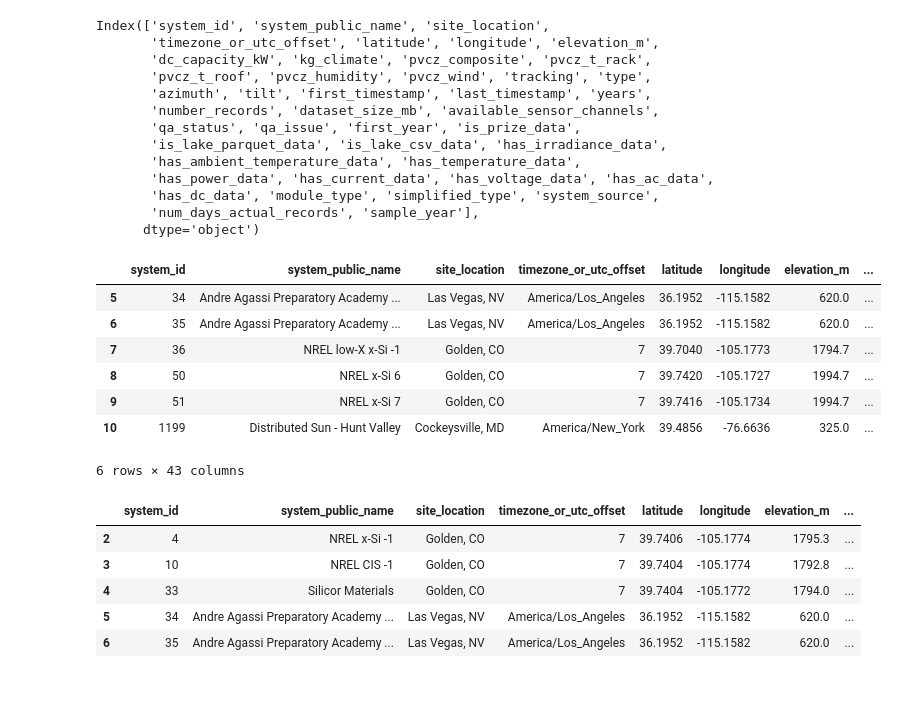
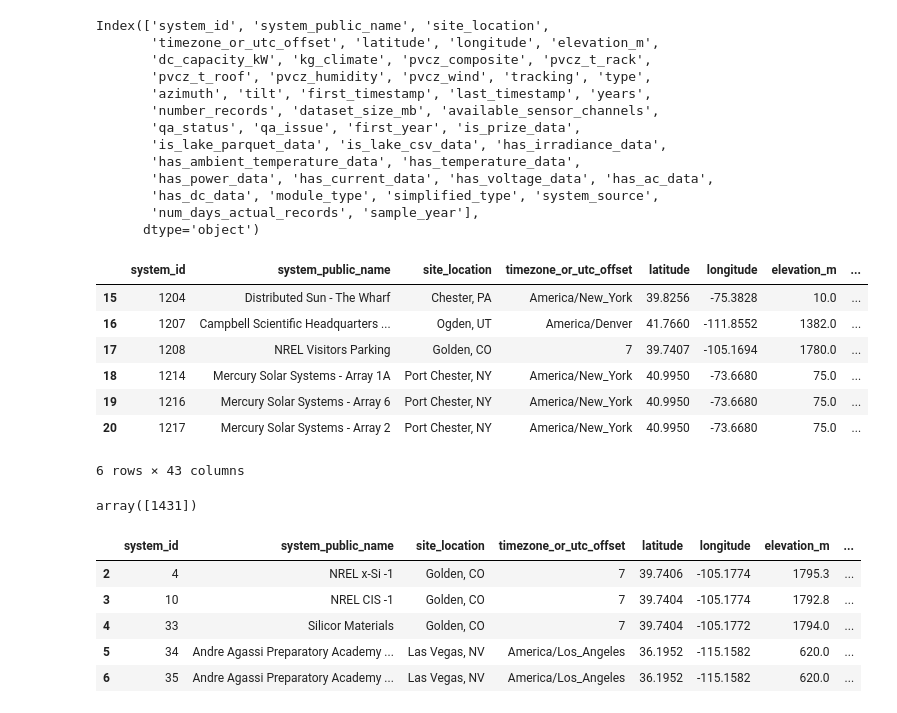
Before and after one commit to Erdos-Projects/predicting-day-ahead-solar-power-production, a Jupyter notebook: src/data/weather/pvlib_practice_CEB.ipynb, the cells around one changed output. Cells and saved outputs as stored; diff of their text form; code cells hidden in the pictures.

```diff
--- a/src/data/weather/pvlib_practice_CEB.ipynb
+++ b/src/data/weather/pvlib_practice_CEB.ipynb
@@ -33,15 +33,15 @@ Index(['system_id', 'system_public_name', 'site_location',
        'num_days_actual_records', 'sample_year'],
       dtype='object')
 # %%
-systems_cleaned.loc[5:10]
+systems_cleaned.loc[15:20]
 # %% [output]
 |  | system_id | system_public_name | site_location | timezone_or_utc_offset | latitude | longitude | elevation_m | ... |
-| 5 | 34 | Andre Agassi Preparatory Academy ... | Las Vegas, NV | America/Los_Angeles | 36.1952 | -115.1582 | 620.0 | ... |
-| 6 | 35 | Andre Agassi Preparatory Academy ... | Las Vegas, NV | America/Los_Angeles | 36.1952 | -115.1582 | 620.0 | ... |
-| 7 | 36 | NREL low-X x-Si -1 | Golden, CO | 7 | 39.7040 | -105.1773 | 1794.7 | ... |
-| 8 | 50 | NREL x-Si 6 | Golden, CO | 7 | 39.7420 | -105.1727 | 1994.7 | ... |
-| 9 | 51 | NREL x-Si 7 | Golden, CO | 7 | 39.7416 | -105.1734 | 1994.7 | ... |
-| 10 | 1199 | Distributed Sun - Hunt Valley | Cockeysville, MD | America/New_York | 39.4856 | -76.6636 | 325.0 | ... |
+| 15 | 1204 | Distributed Sun - The Wharf | Chester, PA | America/New_York | 39.8256 | -75.3828 | 10.0 | ... |
+| 16 | 1207 | Campbell Scientific Headquarters ... | Ogden, UT | America/Denver | 41.7660 | -111.8552 | 1382.0 | ... |
+| 17 | 1208 | NREL Visitors Parking | Golden, CO | 7 | 39.7407 | -105.1694 | 1780.0 | ... |
+| 18 | 1214 | Mercury Solar Systems - Array 1A | Port Chester, NY | America/New_York | 40.9950 | -73.6680 | 75.0 | ... |
+| 19 | 1216 | Mercury Solar Systems - Array 6 | Port Chester, NY | America/New_York | 40.9950 | -73.6680 | 75.0 | ... |
+| 20 | 1217 | Mercury Solar Systems - Array 2 | Port Chester, NY | America/New_York | 40.9950 | -73.6680 | 75.0 | ... |
 6 rows × 43 columns
 # %%
 metrics_dir = Path("../../../data/raw/parquet-metrics/")
@@ -59,6 +59,13 @@ enough_data_parquet_power_list = list(enough_data_parquet_power_systems)
 enough_data_parquet_power_list.sort()
 # %%
 systems_cleaned_enough_ac_data = systems_cleaned[systems_cleaned['system_id'].isin(enough_data_parquet_power_systems)]
+# %%
+final_systems_locs = systems_cleaned_enough_ac_data.groupby(
+    ['latitude', 'longitude']
+)['system_id'].unique()
+final_systems_locs.iloc[44]
+# %% [output]
+array([1431])
 # %%
 systems_cleaned_enough_ac_data.head()
 # %% [output]
```
Also changed, not shown: parts of 24 cells of this notebook, 5 other files.
